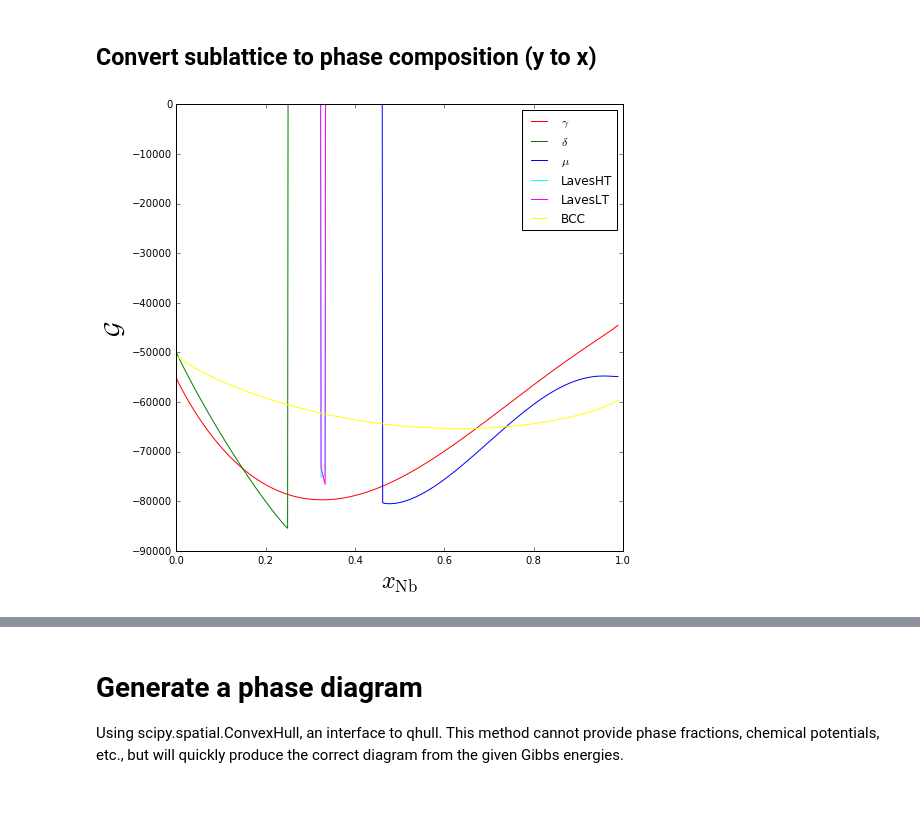
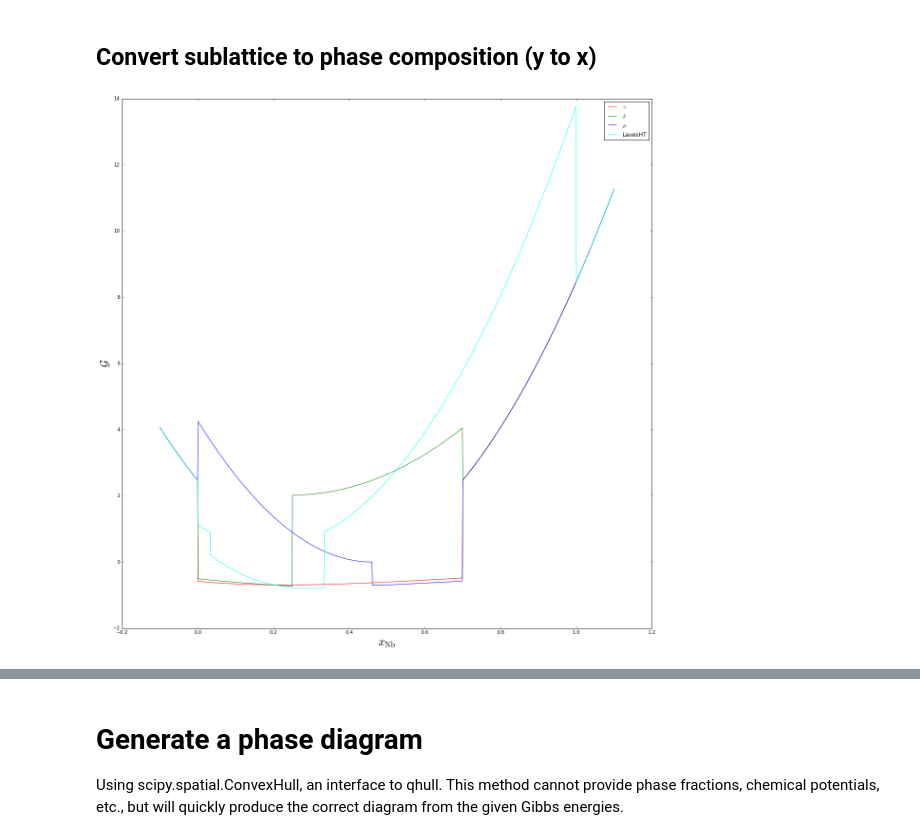
Before and after one commit to usnistgov/phasefield-precipitate-aging, a Jupyter notebook: CALPHAD_qhull.ipynb, the cells around one changed output, grey strips where cells are left out. Drawn from its saved outputs; the diff is of its cells as text; code cells hidden in the pictures; blank space fills up the shorter version.

Commit message:
improved domain checks, differentiability, flexible fdfsolver

```diff
--- a/CALPHAD_qhull.ipynb
+++ b/CALPHAD_qhull.ipynb
@@ -87,6 +87,8 @@ fr2by3 = 2.0/3
 fr1by3 = 1.0/3
 fr1by2 = 1.0/2
 rt3by2 = np.sqrt(3.0)/2
+Vm = 1.0e-5 # mol/m^3
+errslope = 1.0e6 # J/(mol/mol)m slope of line outside valid range
 # %%
 #tdb = Database('mc_ni_v2.033.tdb')
 #tdb = Database('monbni-simple.tdb')
@@ -214,39 +289,55 @@ Gb = lambdify((BCC_XCR, BCC_XNB, BCC_XNI), g_bcc, modules='numpy')
 # %%
-labels = [r'$\gamma$', r'$\delta$', r'$\mu$', 'LavesHT', 'LavesLT', 'BCC']
-colors = ['red', 'green', 'blue', 'cyan', 'magenta', 'yellow']
+labels = [r'$\gamma$', r'$\delta$', r'$\mu$', 'LavesHT', 'LavesLT', 'BCC', r'$\delta$', r'$\mu$', 'LavesHT', 'LavesLT']
+colors = ['red', 'green', 'blue', 'cyan', 'magenta', 'yellow', 'green', 'blue', 'cyan', 'magenta']
 
-# plot Gibbs energy curves for fixed x_Cr = 1% to check mu stability
+# plot Gibbs energy curves for fixed x_Cr = 30% to check mu stability
 if True:
-    xcr = 0.01
+    xcr = 0.3
     X = []
-    G = [[], [], [], [], [], []]
+    G = [[], [], [], [], [], [], [], [], [], []]
 
-    for xnb in np.linspace(epsilon,1,1001):
+    for xnb in np.linspace(-0.1+epsilon,1.1,1001):
         xni = 1-xcr-xnb
-        if xni>0:
-            X.append(xnb)
-            G[0].append(Gg(xcr,xnb,xni))
-            G[1].append(Gd(xcr,xnb))
-            G[2].append(Gu(xcr,xnb,xni))
-            G[3].append(Gh(xnb,xni))
-            G[4].append(Gl(xnb,xni))
-            G[5].append(Gb(xcr,xnb,xni))
+        #if xni>0:
+        X.append(xnb)
+        G[0].append(g_gamma.subs({GAMMA_XCR: xcr, GAMMA_XNB: xnb, GAMMA_XNI: xni}))
+        G[1].append(g_delta.subs({DELTA_XCR: xcr, DELTA_XNB: xnb}))
+        G[2].append(g_mu.subs({MU_XCR: xcr, MU_XNB: xnb, MU_XNI: xni}))
+        G[3].append(g_lavesHT.subs({LAVES_XNB: xnb, LAVES_XNI: xni}))
+#         G[4].append(g_lavesLT.subs({LAVES_XNB: xnb, LAVES_XNB: xni}))
+#         G[5].append(Gb(xcr,xnb,xni))
+#         G[6].append(Gdr(xcr,xnb))
+#         G[7].append(Gur(xcr,xnb,xni))
+#         G[8].append(Ghr(xnb,xni))
+#         G[9].append(Glr(xnb,xni))
+#         G[0].append(Gg(xcr,xnb,xni))
+#         G[1].append(Gd(xcr,xnb))
+#         G[2].append(Gu(xcr,xnb,xni))
+#         G[3].append(Gh(xnb,xni))
+#         G[4].append(Gl(xnb,xni))
+#         G[5].append(Gb(xcr,xnb,xni))
+#         G[6].append(Gdr(xcr,xnb))
+#         G[7].append(Gur(xcr,xnb,xni))
+#         G[8].append(Ghr(xnb,xni))
+#         G[9].append(Glr(xnb,xni))
+
 #             G[0].append(Gg(xcr,xnb,xni))
-#             G[1].append(Gd(xcr,xnb,xni))
+#             G[1].append(Gd(xcr,xnb))
 #             G[2].append(Gu(xcr,xnb,xni))
-#             G[3].append(Gh(xcr,xnb,xni))
-#             G[4].append(Gl(xcr,xnb,xni))
+#             G[3].append(Gh(xnb,xni))
+#             G[4].append(Gl(xnb,xni))
 #             G[5].append(Gb(xcr,xnb,xni))
 
-    plt.figure(figsize=(8, 8))
+    plt.figure(figsize=(20, 20))
     plt.xlabel(r'$x_\mathrm{Nb}$', fontsize=24)
     plt.ylabel(r'$\mathcal{G}$', fontsize=24)
-    #plt.ylim([-100000, -40000])
-    for i in range(len(labels)):
+    #plt.ylim([-2,10])
+    #for i in range(len(labels)):
+    for i in range(4):
         plt.plot(X, G[i], color=colors[i], label=labels[i])
     plt.legend(loc='best')
 # %% [output]
-[figure, old version]
+[figure, new version]
 # %%
 # plot Gibbs energy curves for fixed x_Nb = 5% to check delta stability
 if True:
```
Also changed, not shown: parts of 12 cells of this notebook, 3 other files.
